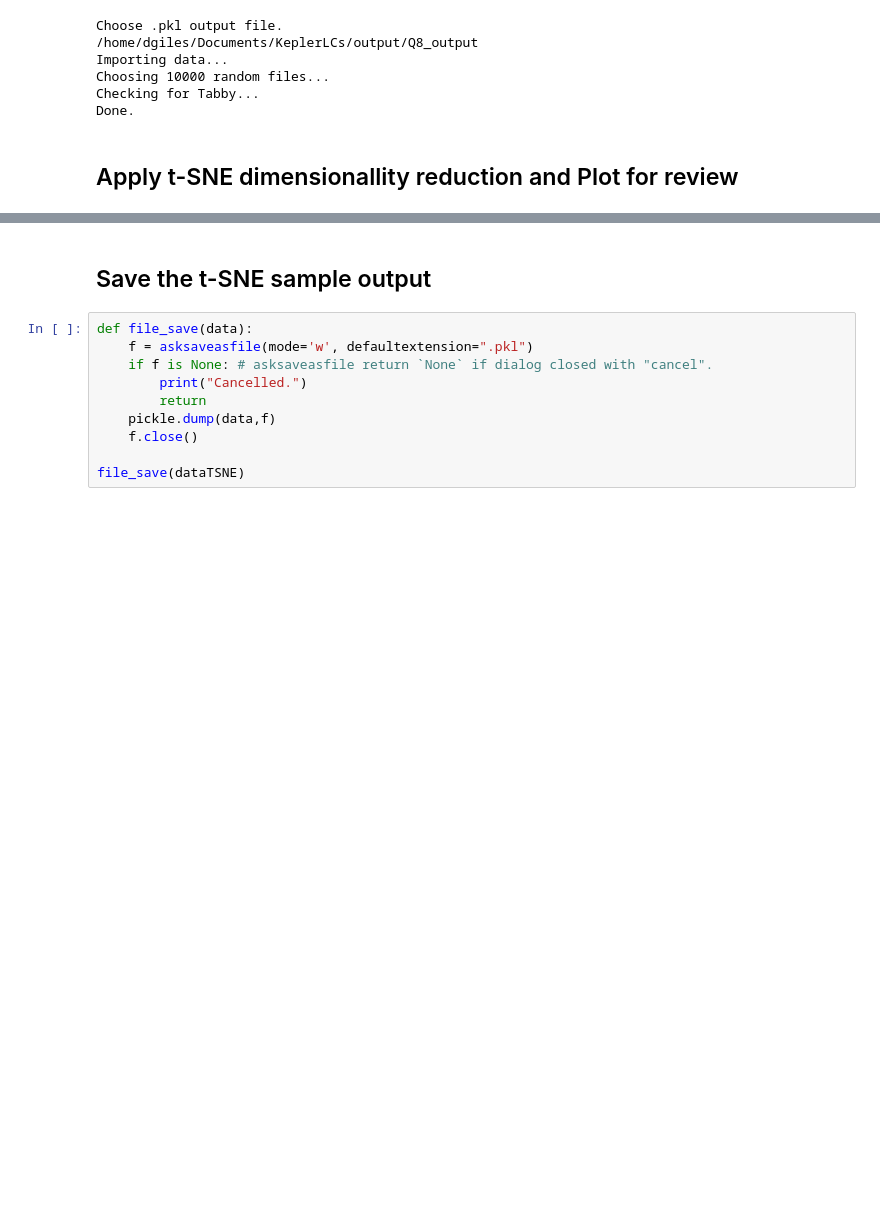
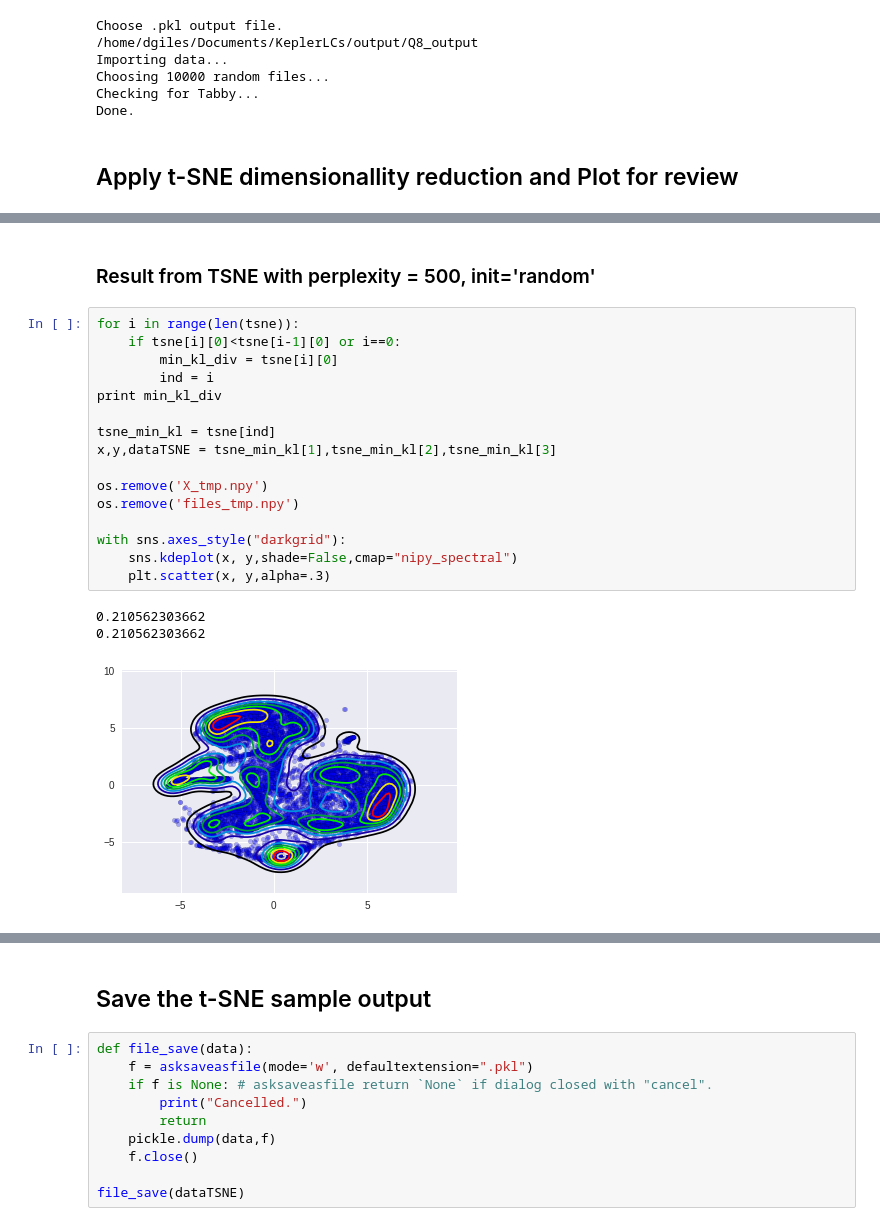
Before and after one commit to lmwalkowicz/KeplerML, a Jupyter notebook: TSNE_ClusterWorkbook.ipynb, the cells around one changed output, grey strips where cells are left out. Cells and saved outputs as stored; diff of their text form; blank space fills up the shorter version.

```diff
--- a/TSNE_ClusterWorkbook.ipynb
+++ b/TSNE_ClusterWorkbook.ipynb
@@ -96,0 +142,22 @@ with sns.axes_style("darkgrid"):
+# %% [markdown]
+### Result from TSNE with perplexity = 500, init='random'
+# %%
+for i in range(len(tsne)):
+    if tsne[i][0]<tsne[i-1][0] or i==0:
+        min_kl_div = tsne[i][0]
+        ind = i
+print min_kl_div
+
+tsne_min_kl = tsne[ind]
+x,y,dataTSNE = tsne_min_kl[1],tsne_min_kl[2],tsne_min_kl[3]
+
+os.remove('X_tmp.npy')
+os.remove('files_tmp.npy')
+
+with sns.axes_style("darkgrid"):
+    sns.kdeplot(x, y,shade=False,cmap="nipy_spectral")
+    plt.scatter(x, y,alpha=.3)
+# %% [output]
+0.210562303662
+0.210562303662
+[figure, added]
```
Also changed, not shown: parts of 10 cells of this notebook, 1 other file.
